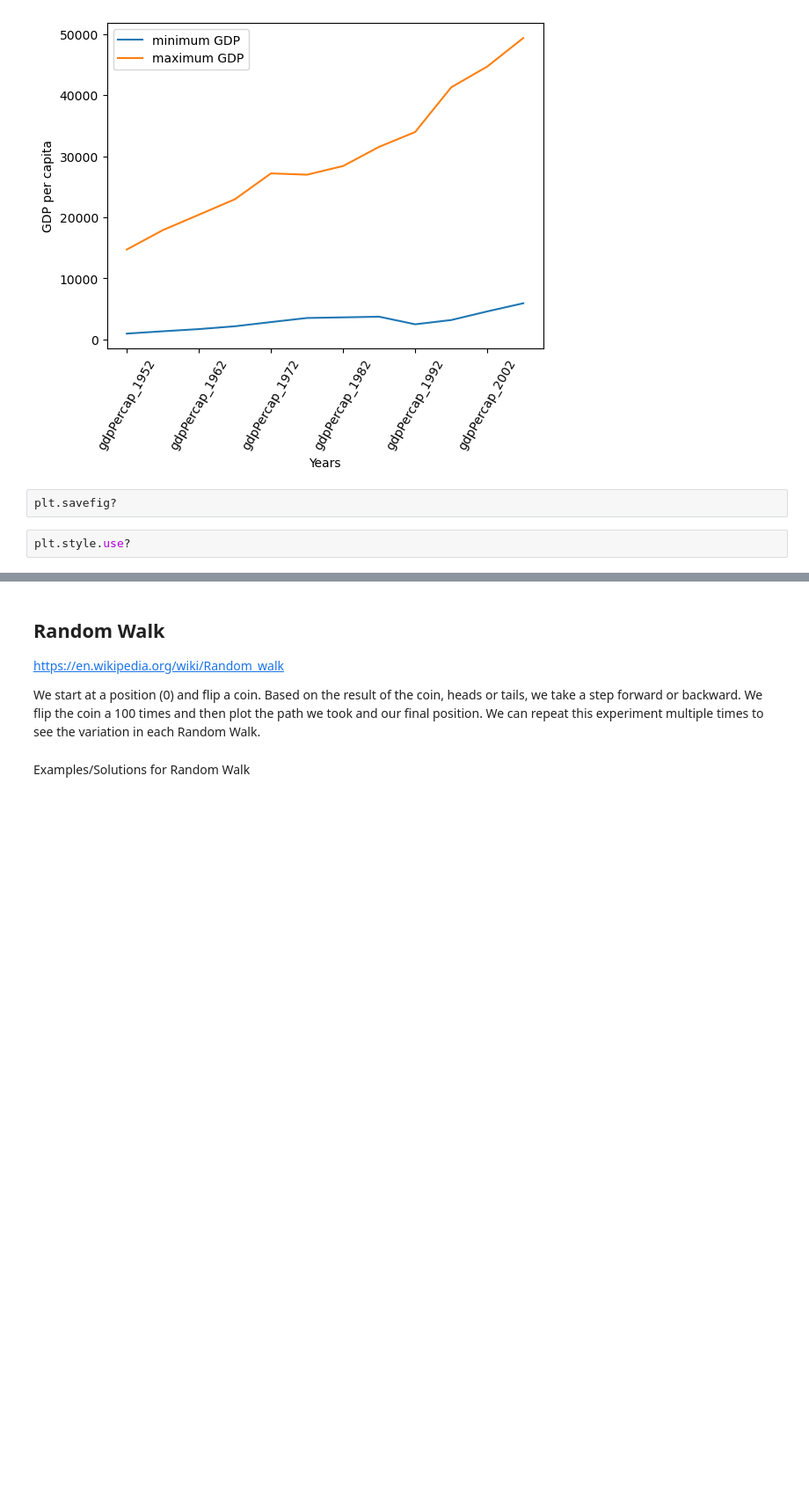
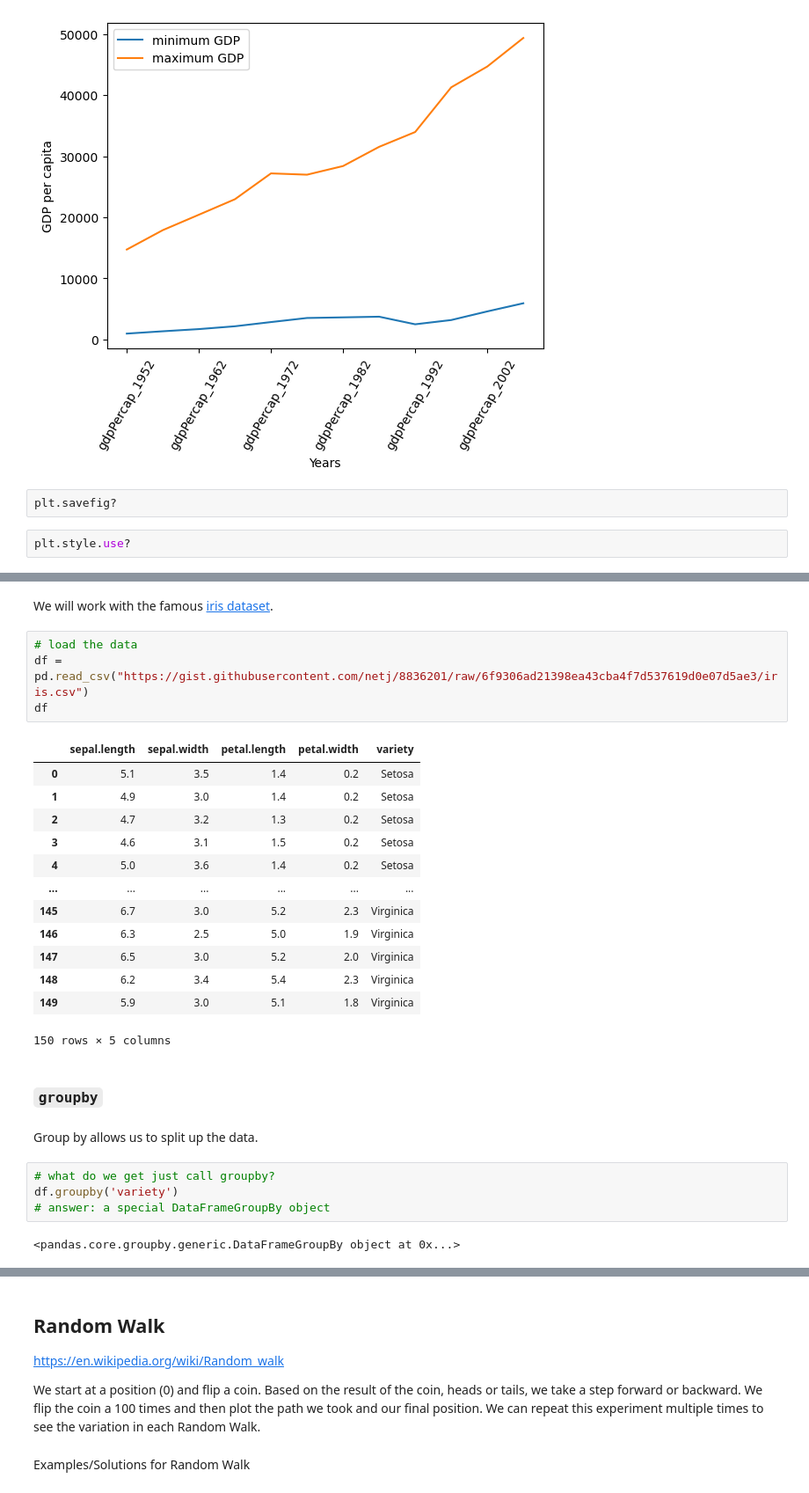
Before and after one commit to clemsonciti/rcde_workshops, a Jupyter notebook: python_programming/03-IntroToPython-III.ipynb, the cells around one changed output, grey strips where cells are left out. Shown at 88% size. Saved outputs shown, nothing was run; the diff lists cells and outputs as text; blank space fills up the shorter version.

```diff
--- a/python_programming/03-IntroToPython-III.ipynb
+++ b/python_programming/03-IntroToPython-III.ipynb
@@ -506,0 +512,30 @@ plt.style.use?
+# %% [markdown]
+We will work with the famous [iris dataset](https://archive.ics.uci.edu/ml/datasets/iris).
+# %%
+# load the data
+df = pd.read_csv("https://gist.githubusercontent.com/netj/8836201/raw/6f9306ad21398ea43cba4f7d537619d0e07d5ae3/iris.csv")
+df
+# %% [output]
+|  | sepal.length | sepal.width | petal.length | petal.width | variety |
+| 0 | 5.1 | 3.5 | 1.4 | 0.2 | Setosa |
+| 1 | 4.9 | 3.0 | 1.4 | 0.2 | Setosa |
+| 2 | 4.7 | 3.2 | 1.3 | 0.2 | Setosa |
+| 3 | 4.6 | 3.1 | 1.5 | 0.2 | Setosa |
+| 4 | 5.0 | 3.6 | 1.4 | 0.2 | Setosa |
+| ... | ... | ... | ... | ... | ... |
+| 145 | 6.7 | 3.0 | 5.2 | 2.3 | Virginica |
+| 146 | 6.3 | 2.5 | 5.0 | 1.9 | Virginica |
+| 147 | 6.5 | 3.0 | 5.2 | 2.0 | Virginica |
+| 148 | 6.2 | 3.4 | 5.4 | 2.3 | Virginica |
+| 149 | 5.9 | 3.0 | 5.1 | 1.8 | Virginica |
+150 rows × 5 columns
+# %% [markdown]
+### `groupby`
+# %% [markdown]
+Group by allows us to split up the data.
+# %%
+# what do we get just call groupby?
+df.groupby('variety')
+# answer: a special DataFrameGroupBy object
+# %% [output]
+<pandas.core.groupby.generic.DataFrameGroupBy object at 0x...>
```
Also changed, not shown: parts of 13 cells of this notebook.
